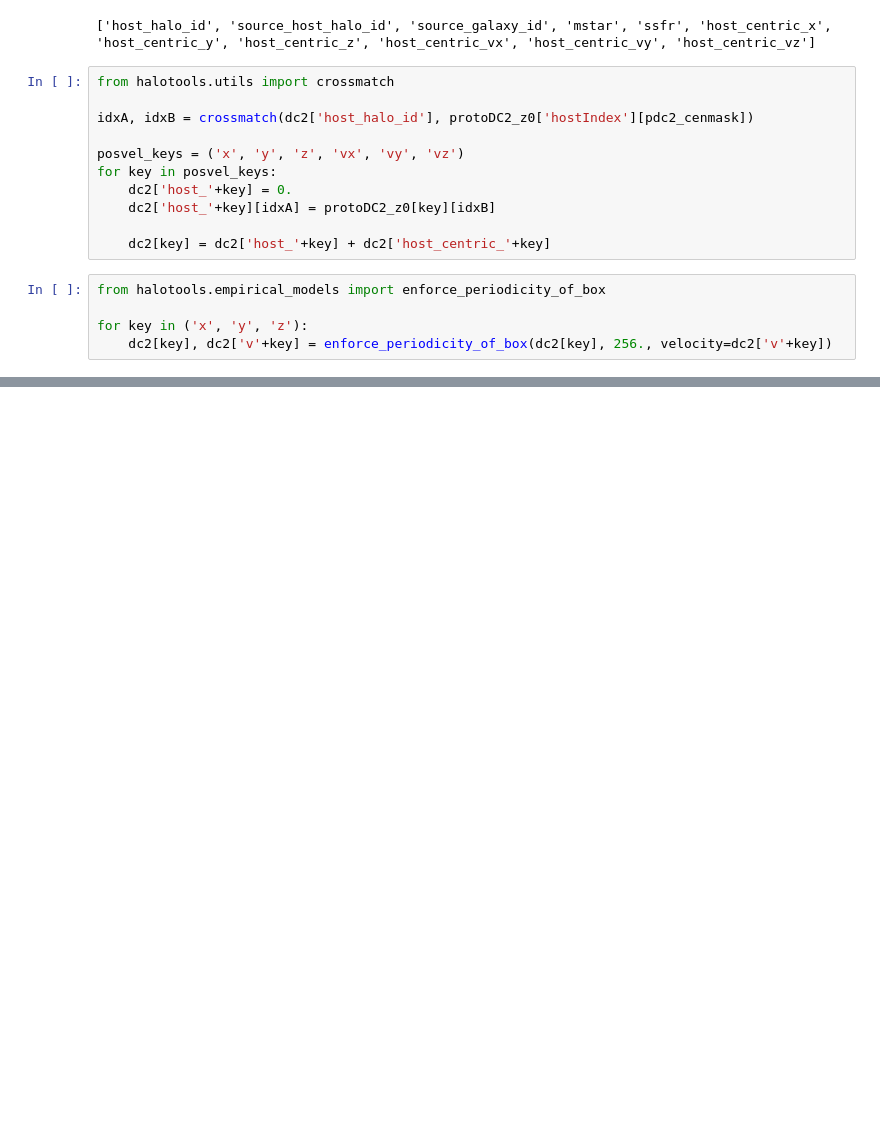
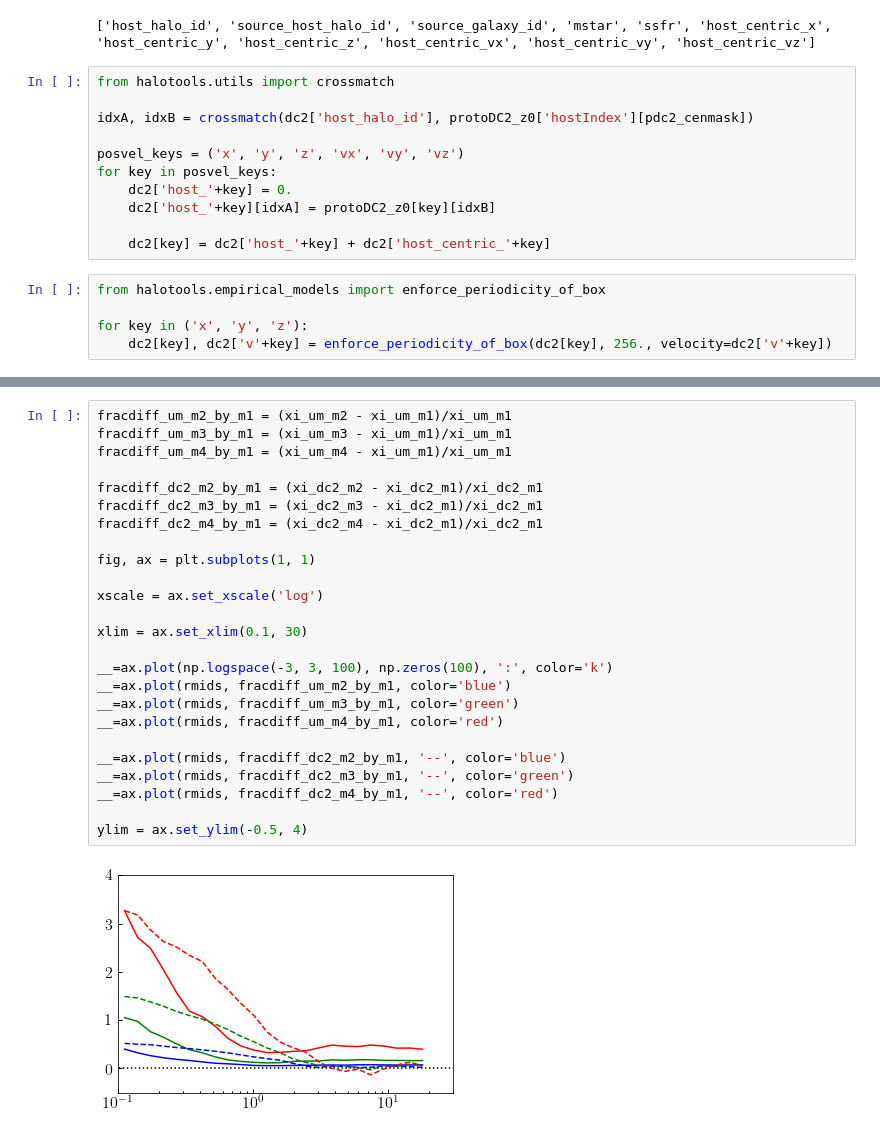
Before and after one commit to dkorytov/rescale_dc2, a Jupyter notebook: notebooks/galsample_umachine_mstar_ssfr.ipynb, the cells around one changed output, grey strips where cells are left out. Drawn from its saved outputs; the diff is of its cells as text; blank space fills up the shorter version.

```diff
--- a/notebooks/galsample_umachine_mstar_ssfr.ipynb
+++ b/notebooks/galsample_umachine_mstar_ssfr.ipynb
@@ -96,0 +168,27 @@ for key in ('x', 'y', 'z'):
+# %%
+fracdiff_um_m2_by_m1 = (xi_um_m2 - xi_um_m1)/xi_um_m1
+fracdiff_um_m3_by_m1 = (xi_um_m3 - xi_um_m1)/xi_um_m1
+fracdiff_um_m4_by_m1 = (xi_um_m4 - xi_um_m1)/xi_um_m1
+
+fracdiff_dc2_m2_by_m1 = (xi_dc2_m2 - xi_dc2_m1)/xi_dc2_m1
+fracdiff_dc2_m3_by_m1 = (xi_dc2_m3 - xi_dc2_m1)/xi_dc2_m1
+fracdiff_dc2_m4_by_m1 = (xi_dc2_m4 - xi_dc2_m1)/xi_dc2_m1
+
+fig, ax = plt.subplots(1, 1)
+
+xscale = ax.set_xscale('log')
+
+xlim = ax.set_xlim(0.1, 30)
+
+__=ax.plot(np.logspace(-3, 3, 100), np.zeros(100), ':', color='k')
+__=ax.plot(rmids, fracdiff_um_m2_by_m1, color='blue')
+__=ax.plot(rmids, fracdiff_um_m3_by_m1, color='green')
+__=ax.plot(rmids, fracdiff_um_m4_by_m1, color='red')
+
+__=ax.plot(rmids, fracdiff_dc2_m2_by_m1, '--', color='blue')
+__=ax.plot(rmids, fracdiff_dc2_m3_by_m1, '--', color='green')
+__=ax.plot(rmids, fracdiff_dc2_m4_by_m1, '--', color='red')
+
+ylim = ax.set_ylim(-0.5, 4)
+# %% [output]
+[figure, added]
```
Also changed, not shown: parts of 5 cells of this notebook.
